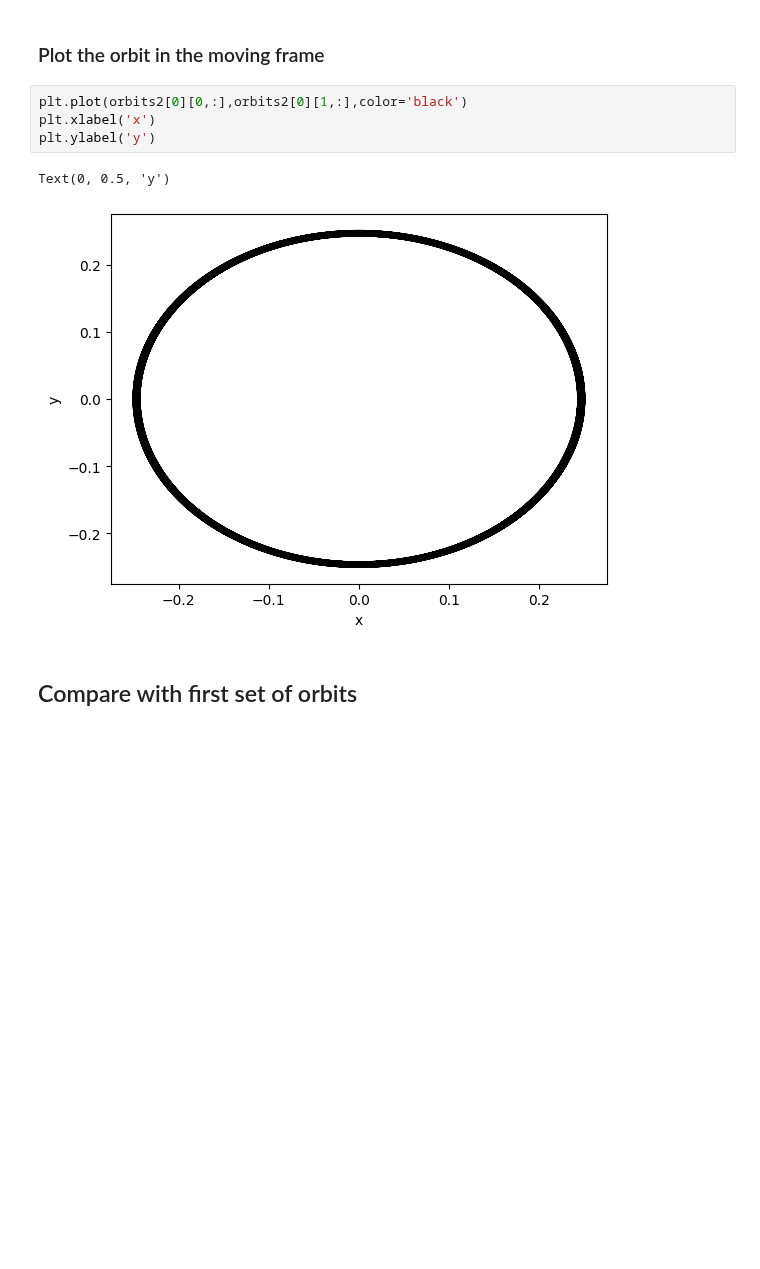
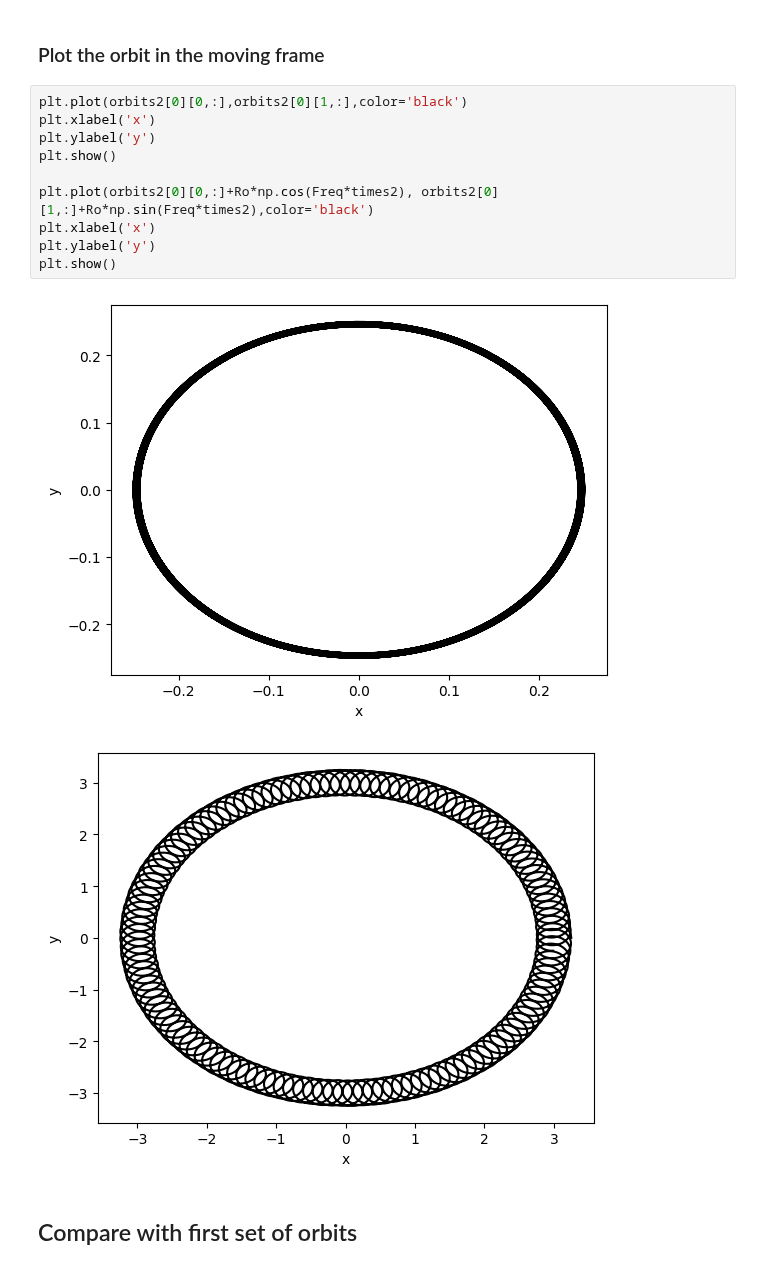
Before and after one commit to EXP-code/pyEXP-examples, a Jupyter notebook: How-To/Recipes/Orbits/OrbitingFrame.ipynb, the cells around one changed output. Drawn from its saved outputs; the diff is of its cells as text; blank space fills up the shorter version.

```diff
--- a/How-To/Recipes/Orbits/OrbitingFrame.ipynb
+++ b/How-To/Recipes/Orbits/OrbitingFrame.ipynb
@@ -134,10 +148,16 @@ times2, orbits2 = pyEXP.basis.IntegrateOrbits(start_time, end_time, dt, ps2, mod
 # %%
 plt.plot(orbits2[0][0,:],orbits2[0][1,:],color='black')
 plt.xlabel('x')
 plt.ylabel('y')
+plt.show()
+
+plt.plot(orbits2[0][0,:]+Ro*np.cos(Freq*times2), orbits2[0][1,:]+Ro*np.sin(Freq*times2),color='black')
+plt.xlabel('x')
+plt.ylabel('y')
+plt.show()
 # %% [output]
-Text(0, 0.5, 'y')
 [figure]
+[figure, added]
 # %% [markdown]
 ## Compare with first set of orbits
 # %%
```
Also changed, not shown: parts of 7 cells of this notebook.
